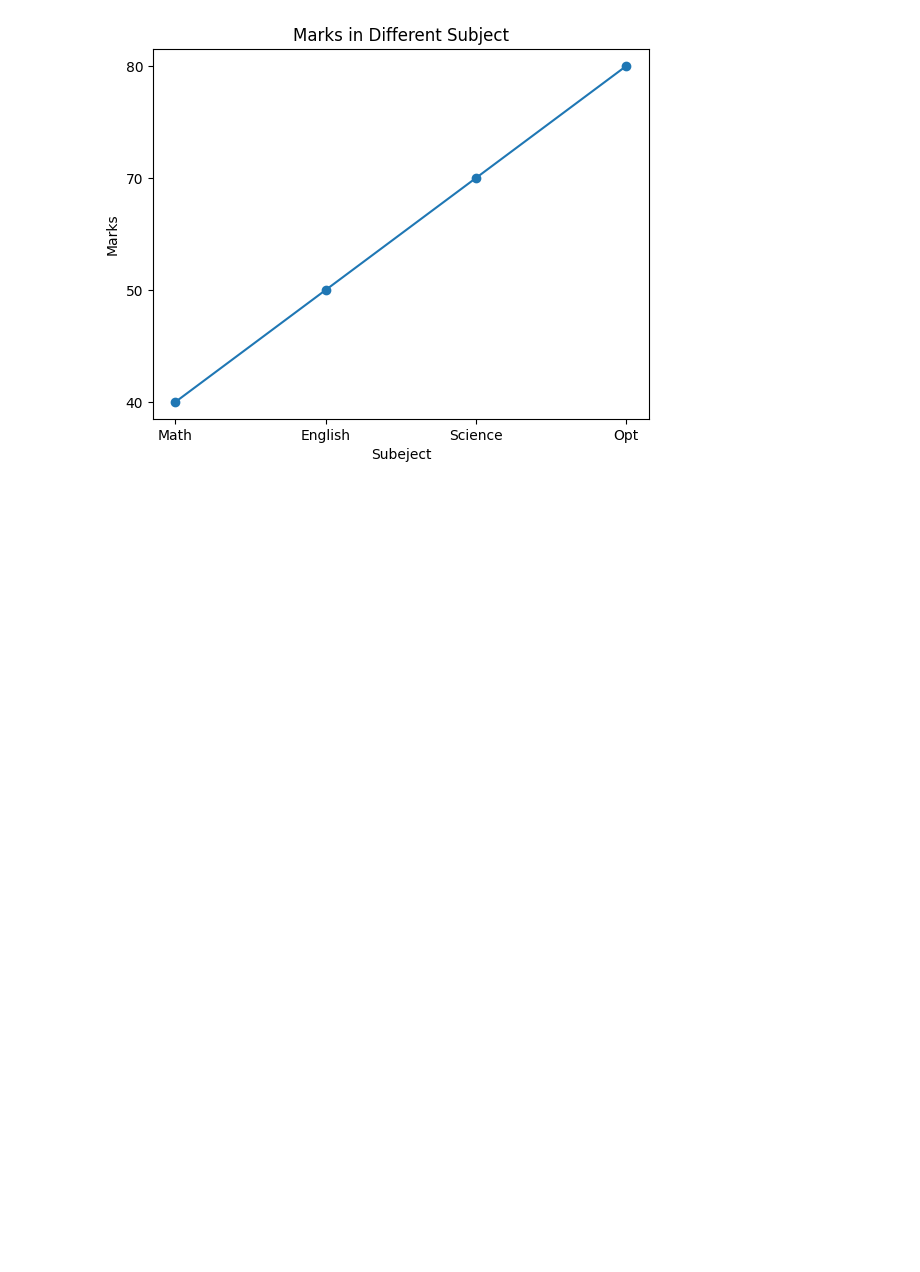
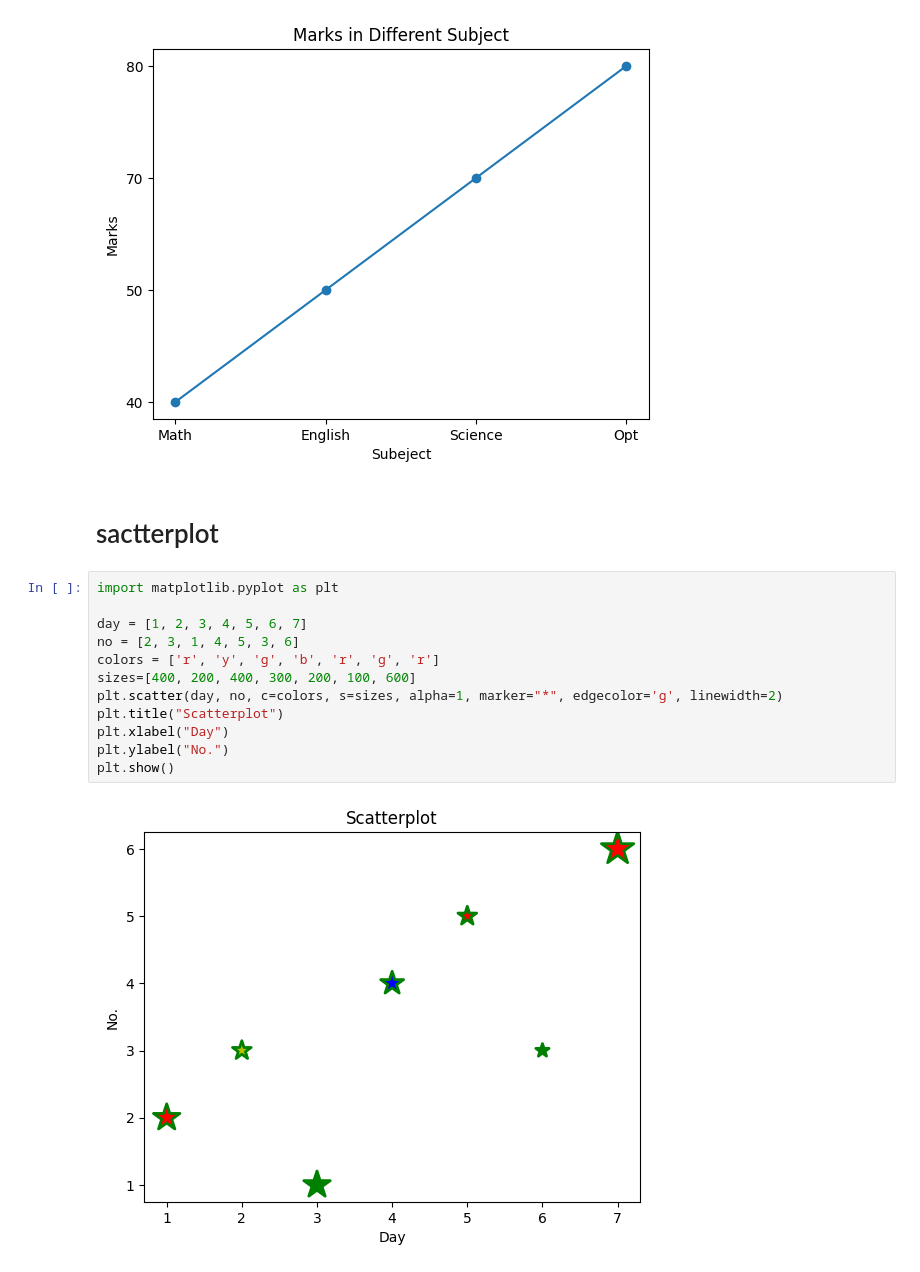
Before and after one commit to itsmepramila/Learn-Data-Science-, a Jupyter notebook: Plotting.ipynb, the cells around one changed output. Saved outputs shown, nothing was run; the diff lists cells and outputs as text; blank space fills up the shorter version.

Commit message:
Scatterplot

```diff
--- a/Plotting.ipynb
+++ b/Plotting.ipynb
@@ -36,3 +36,19 @@ plt.title("Marks in Different Subject")
 plt.show()
 # %% [output]
 [figure]
+# %% [markdown]
+# sactterplot
+# %%
+import matplotlib.pyplot as plt
+
+day = [1, 2, 3, 4, 5, 6, 7]
+no = [2, 3, 1, 4, 5, 3, 6]
+colors = ['r', 'y', 'g', 'b', 'r', 'g', 'r']
+sizes=[400, 200, 400, 300, 200, 100, 600]
+plt.scatter(day, no, c=colors, s=sizes, alpha=1, marker="*", edgecolor='g', linewidth=2)
+plt.title("Scatterplot")
+plt.xlabel("Day")
+plt.ylabel("No.")
+plt.show()
+# %% [output]
+[figure, added]
```
Also changed, not shown: parts of 3 cells of this notebook.
